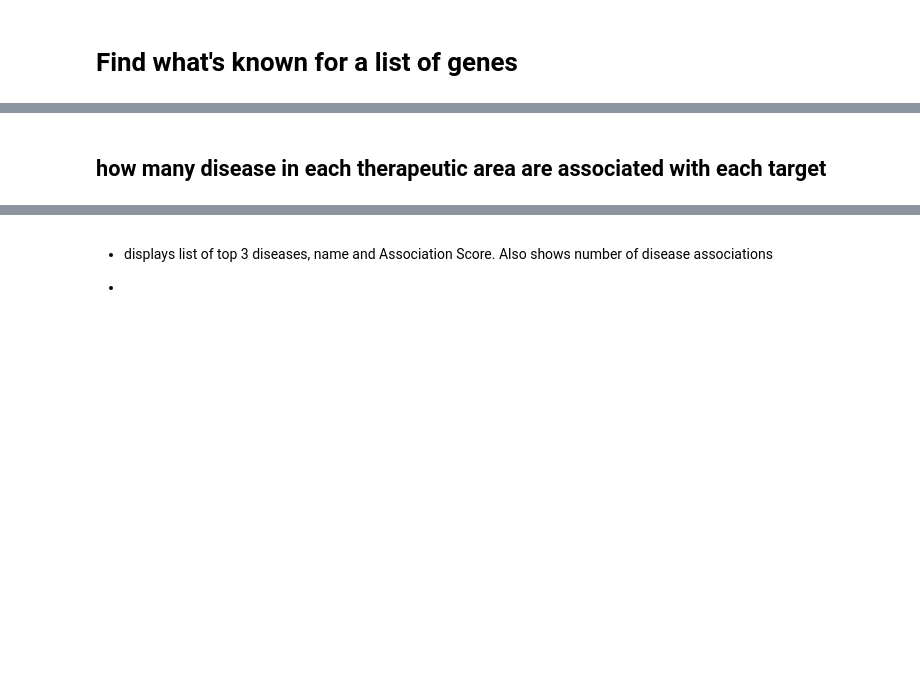
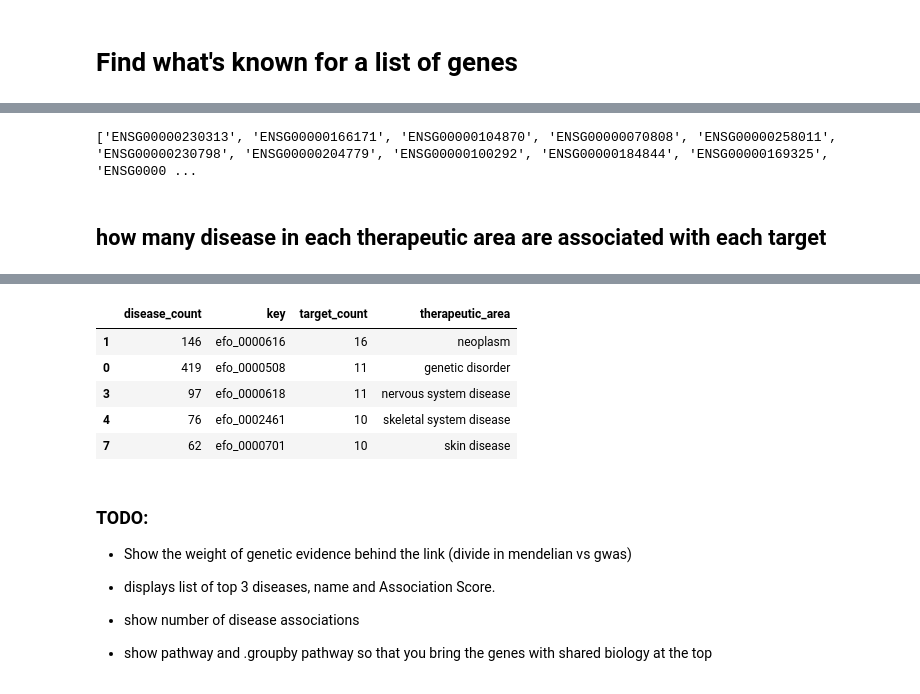
Before and after one commit to opentargets-archive/notebooks, a Jupyter notebook: blog/genelist_evidence.ipynb, the cells around one changed output, grey strips where cells are left out. Saved outputs shown, nothing was run; the diff lists cells and outputs as text; code cells hidden in the pictures; blank space fills up the shorter version.

```diff
--- a/blog/genelist_evidence.ipynb
+++ b/blog/genelist_evidence.ipynb
@@ -48,7 +50,7 @@ To extract 20 random gene names:
 # %%
 import random
-with open('hgnc_symbols.txt') as f:
+with open('../data/hgnc_symbols.txt') as f:
     genes = [line.rstrip() for line in f]
 random.shuffle(genes)
-genes[:20]
+print(genes[:10])
 # %% [output]
@@ -75,2 +60,23 @@ genes[:20]
+# %%
+def get_ensid(genesymbol):
+    '''
+    uses the targetvalidation.org API to get ENS IDs
+    '''
+    r = requests.get(API + '/public/search',
+                     params={'q':genesymbol,'size':1,'filter':'gene'})
+    result = r.json()
+    try:
+        if result["data"][0]["data"]["approved_symbol"] == genesymbol:
+            geneId = result["data"][0]["id"]
+            return geneId
+    except IndexError:
+            return None
+
+assert get_ensid('SOD1') == 'ENSG00000142168'
+
+random_genes = [get_ensid(x) for x in genes[:30] if get_ensid(x) is not None]
+print(random_genes)
+# %% [output]
+['ENSG00000230313', 'ENSG00000166171', 'ENSG00000104870', 'ENSG00000070808', 'ENSG00000258011', 'ENSG00000230798', 'ENSG00000204779', 'ENSG00000100292', 'ENSG00000184844', 'ENSG00000169325', 'ENSG0000 ...
 # %% [markdown]
 ## how many disease in each therapeutic area are associated with each target
@@ -79,11 +83,33 @@ API = 'https://www.targetvalidation.org/api/1.1'
 # %%
-r = requests.post(API + '/public/association/filter', json = {'target':['ENSG00000157764','ENSG00000142168']})
+r = requests.post(API + '/public/association/filter', json = {'target':random_genes,'facets':True})
 # %%
 RenderJSON(r.json())
 # %% [output]
 [interactive output not drawn]
+# %%
+therapeuticareas = []
+
+for bucket in r.json()['facets']['therapeutic_area']['buckets']:
+    therapeuticareas.append({
+            'target_count' : bucket['unique_target_count']['value'],
+            'disease_count' : bucket['unique_disease_count']['value'],
+            'therapeutic_area' : bucket['label'],
+            'key' : bucket['key']
+        })
+
+df = pd.DataFrame(therapeuticareas)
+df.sort_values(by='target_count',ascending=False).head()
+# %% [output]
+|  | disease_count | key | target_count | therapeutic_area |
+| 1 | 146 | efo_0000616 | 16 | neoplasm |
+| 0 | 419 | efo_0000508 | 11 | genetic disorder |
+| 3 | 97 | efo_0000618 | 11 | nervous system disease |
+| 4 | 76 | efo_0002461 | 10 | skeletal system disease |
+| 7 | 62 | efo_0000701 | 10 | skin disease |
 # %% [markdown]
+### TODO:
+* Show the weight of genetic evidence behind the link (divide in mendelian vs gwas)
+* displays list of top 3 diseases, name and Association Score.
+* show number of disease associations
 
-* displays list of top 3 diseases, name and Association Score.  Also shows number of disease associations
-
-*
+* show pathway and .groupby pathway so that you bring the genes with shared biology at the top
```
Also changed, not shown: parts of 7 cells of this notebook.
